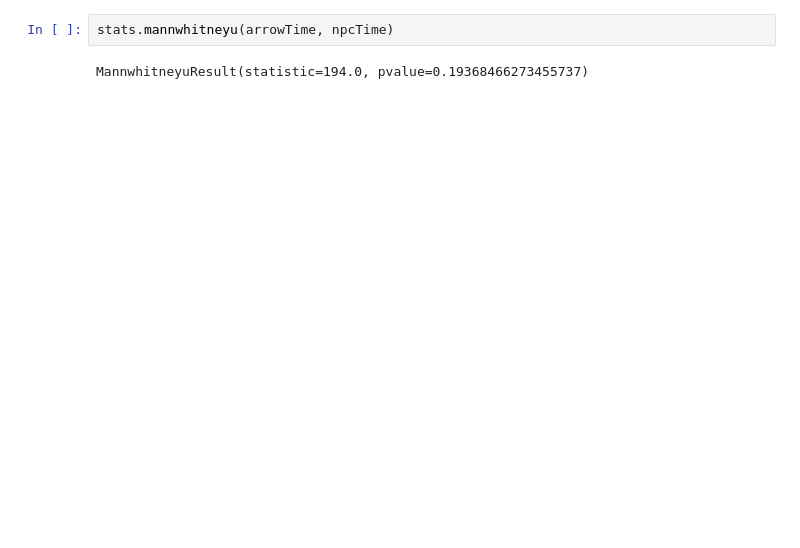
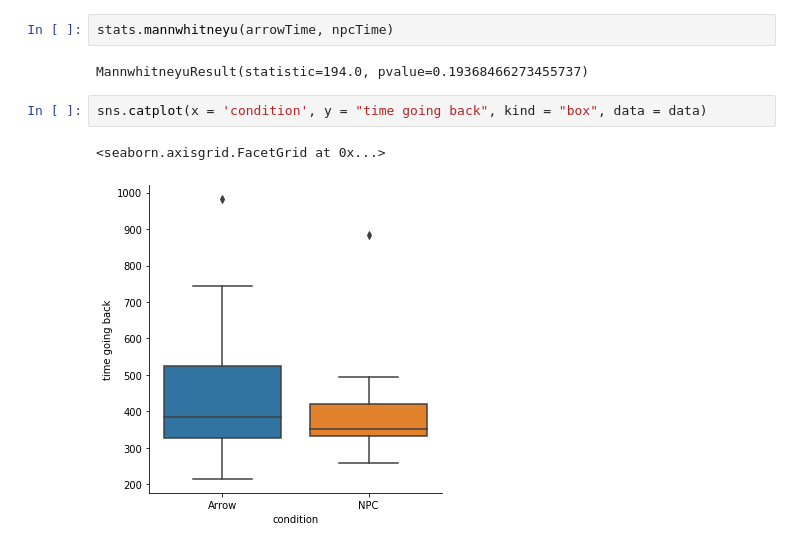
Before and after one commit to latedude2/P5-data-analysis, a Jupyter notebook: P5_result_analysis_for_least_wondered.ipynb, the cells around one changed output. Drawn from its saved outputs; the diff is of its cells as text; blank space fills up the shorter version.

```diff
--- a/P5_result_analysis_for_least_wondered.ipynb
+++ b/P5_result_analysis_for_least_wondered.ipynb
@@ -172,5 +194,10 @@ Ttest_indResult(statistic=0.6677668158522836, pvalue=0.5080241054471146)
 stats.mannwhitneyu(arrowTime, npcTime)
 # %% [output]
 MannwhitneyuResult(statistic=194.0, pvalue=0.19368466273455737)
+# %%
+sns.catplot(x = 'condition', y = "time going back", kind = "box", data = data)
+# %% [output]
+<seaborn.axisgrid.FacetGrid at 0x...>
+[figure, added]
 # %%
 stats.mannwhitneyu(arrowMistakes, npcMistakes)
```
Also changed, not shown: parts of 12 cells of this notebook.
